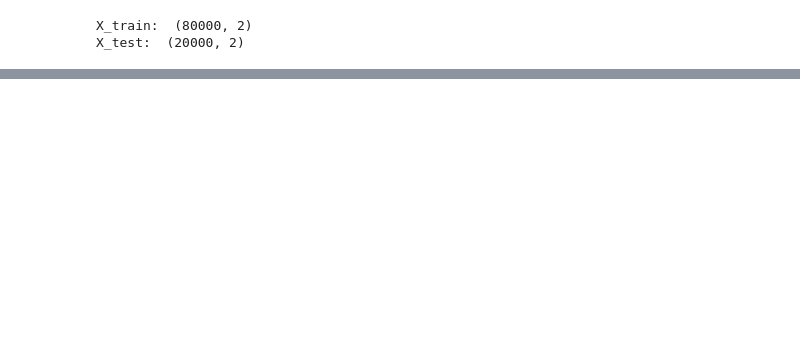
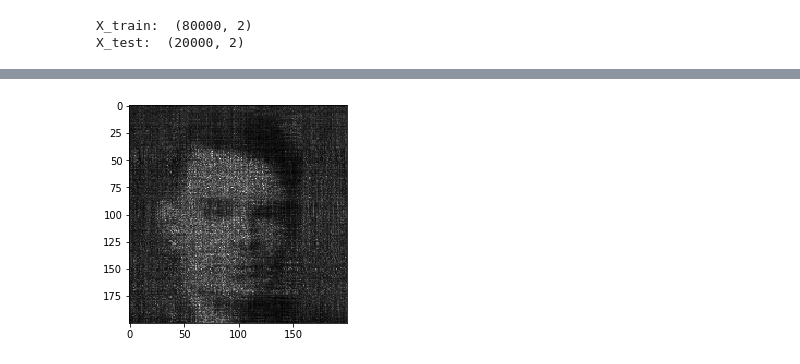
Before and after one commit to davidsandberg/unsupervised, a Jupyter notebook: HW1/HW1_2.ipynb, the cells around one changed output, grey strips where cells are left out. Drawn from its saved outputs; the diff is of its cells as text; code cells hidden in the pictures; blank space fills up the shorter version.

```diff
--- a/HW1/HW1_2.ipynb
+++ b/HW1/HW1_2.ipynb
@@ -144,0 +239,7 @@ _ = plt.imshow(np.rot90(np.reshape(px, (200,200)), k=3), cmap='gray')
+# %%
+x1, x2 = np.meshgrid(np.arange(200), np.arange(200))
+X_mesh = np.vstack([x1.flatten(),x2.flatten()]).T
+px_ = sess.run(px, feed_dict={x_ph: X_mesh})
+_ = plt.imshow(np.rot90(np.reshape(px_, (200,200)), k=3), cmap='gray')
+# %% [output]
+[figure, added]
```
Also changed, not shown: parts of 7 cells of this notebook.
